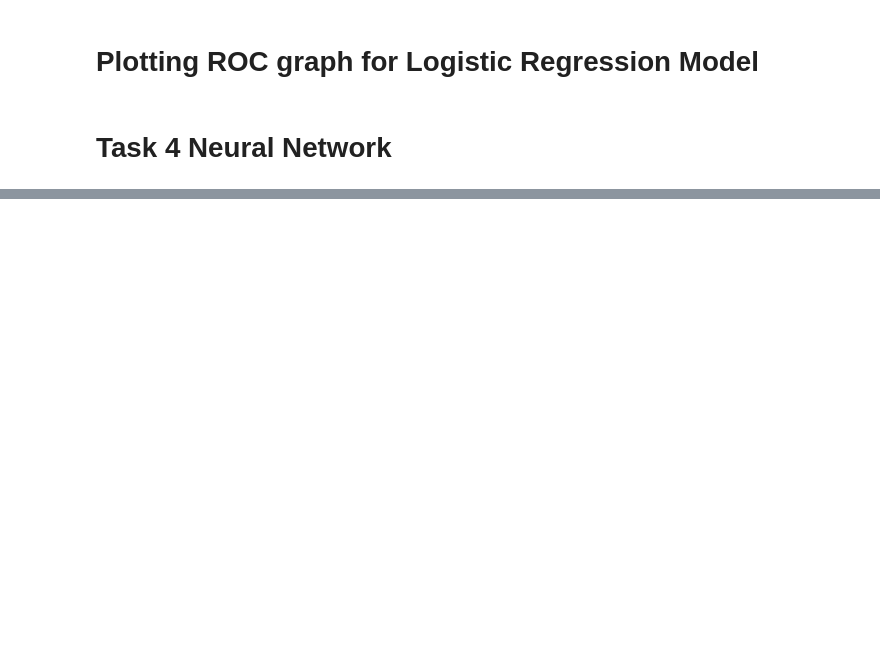
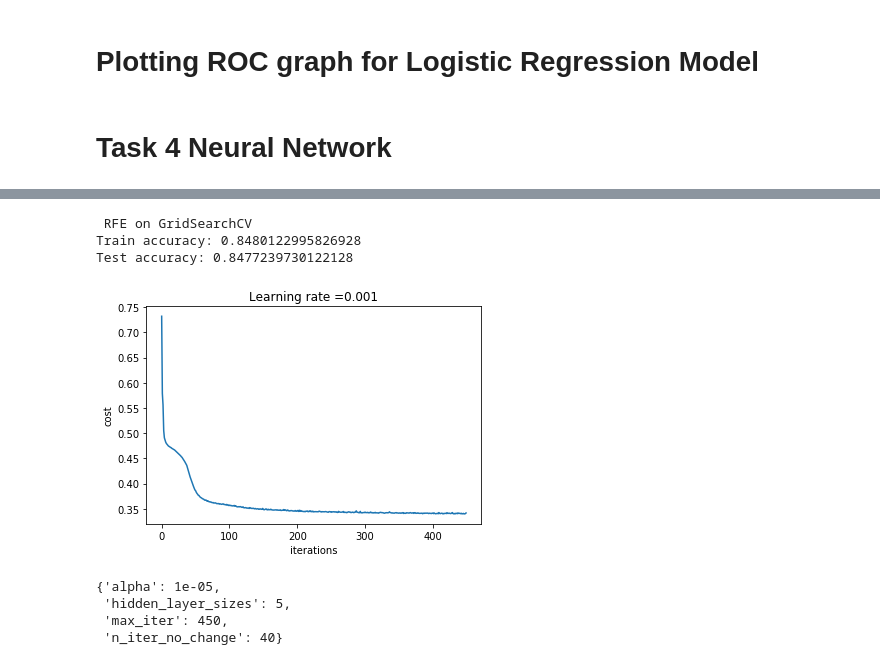
Before and after one commit to Wesleyzxc/DataMining, a Jupyter notebook: DMProj1.ipynb, the cells around one changed output, grey strips where cells are left out. Saved outputs shown, nothing was run; the diff lists cells and outputs as text; code cells hidden in the pictures; blank space fills up the shorter version.

```diff
--- a/DMProj1.ipynb
+++ b/DMProj1.ipynb
@@ -579,0 +679,50 @@ MLPClassifier(activation='relu', alpha=1e-05, batch_size='auto', beta_1=0.9,
+# %%
+###### Task 3 Question 3F
+###### DT With GridSearchCV
+
+X_DT = X.drop(['Age','WorkClass','Weighting','Education','Relationship','Sex','CountryOfOrigin'], axis=1)
+
+columns_to_transform = ['NumYearsEducation', 'CapitalAvg']
+# transform the columns with np.log
+for col in columns_to_transform:
+    X_DT[col] = X_DT[col].apply(lambda x: x+1)
+    X_DT[col] = X_DT[col].apply(np.log)
+
+
+X_mat = X_DT.as_matrix()
+X_train, X_test, y_train, y_test = train_test_split(X_mat, y, test_size=0.3, stratify=y, random_state=rs)
+
+params = {'hidden_layer_sizes': np.arange(3,11,2), 'alpha': [0.001, 0.0001, 0.00001], 'max_iter': np.arange(300,500,50), 'n_iter_no_change': np.arange(30, 50, 10)}
+mlpDTGS = GridSearchCV(param_grid=params, estimator=mlpDT)
+mlpDTGS.fit(X_train, y_train)
+
+print("\n RFE on GridSearchCV")
+print("Train accuracy:", mlpDTGS.score(X_train, y_train))
+print("Test accuracy:", mlpDTGS.score(X_test, y_test))
+
+plt.ylabel('cost')
+plt.xlabel('iterations')
+plt.title("Learning rate =" + str(0.001))
+plt.plot(mlpDTGS.loss_curve_)
+plt.show()
+# %%
+print("\n DT Features on GridSearchCV")
+print("Train accuracy:", mlpDTGS.score(X_train, y_train))
+print("Test accuracy:", mlpDTGS.score(X_test, y_test))
+
+plt.ylabel('cost')
+plt.xlabel('iterations')
+plt.title("Learning rate =" + str(0.001))
+plt.plot(mlpDTGS.best_estimator_.loss_curve_)
+plt.show()
+
+mlpDTGS.best_params_
+# %% [output]
+ RFE on GridSearchCV
+Train accuracy: 0.8480122995826928
+Test accuracy: 0.8477239730122128
+[figure, added]
+{'alpha': 1e-05,
+ 'hidden_layer_sizes': 5,
+ 'max_iter': 450,
+ 'n_iter_no_change': 40}
```
Also changed, not shown: parts of 13 cells of this notebook.
